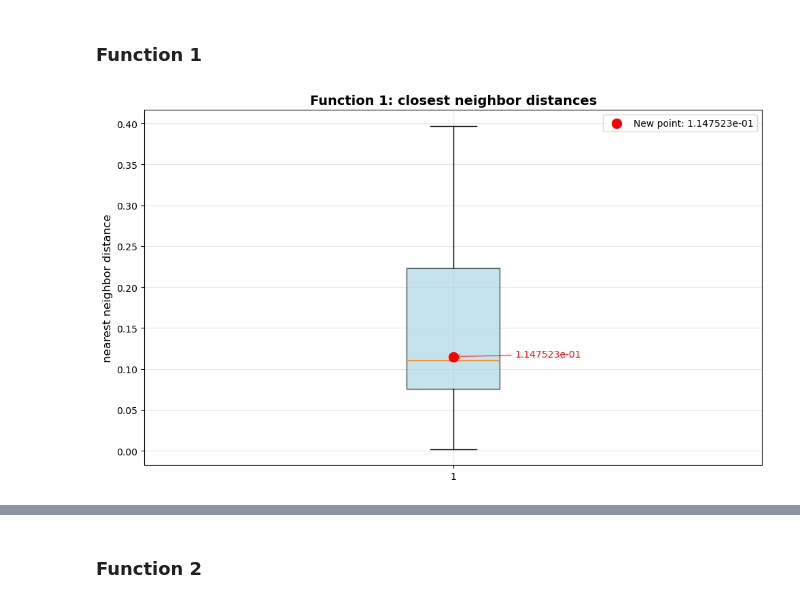
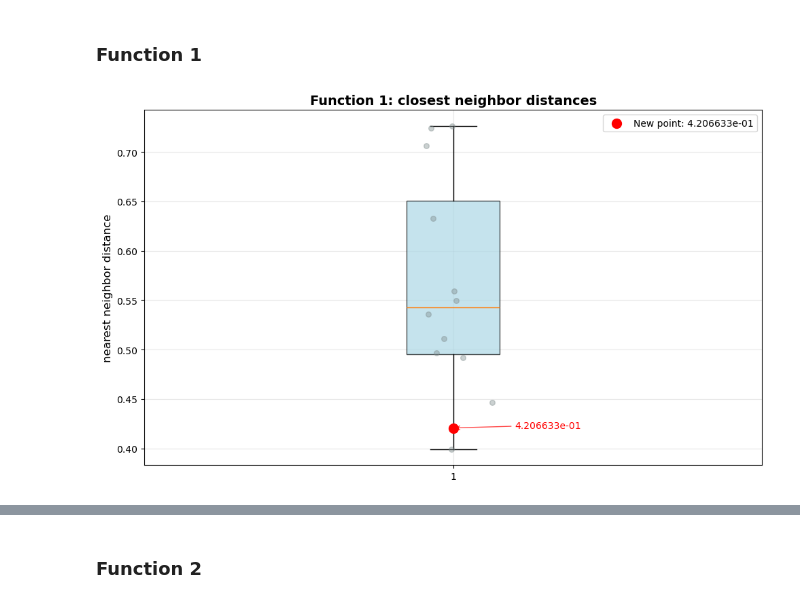
Before and after one commit to Kelly-A-W/Imperial-AI-and-ML-Course-Capstone-Project, a Jupyter notebook: capstone_assignment_15.ipynb, the cells around one changed output, grey strips where cells are left out. Saved outputs shown, nothing was run; the diff lists cells and outputs as text; code cells hidden in the pictures.

```diff
--- a/capstone_assignment_15.ipynb
+++ b/capstone_assignment_15.ipynb
@@ -271,15 +277,16 @@ def create_lhs_grid(n_samples, n_dimensions, seed=42):
 # %% [markdown]
 ### Function 1
 # %%
-x1_distances = find_closest_neighbor_distances(np.array(x_1))
-new_x1_distance = find_min_distance_to_array(x_new[0], np.array(x_1))
+x1_distances = find_median_neighbor_distances(np.array(x_1))
+new_x1_distance = find_median_distance_to_array(x_new[0], np.array(x_1))
 plot_boxplot_with_new_point(
     x1_distances,
-    new_x1_distance[0],
+    new_x1_distance,
     'Function 1: closest neighbor distances',
-    'nearest neighbor distance')
+    'nearest neighbor distance',
+    overlay=True)
 # %% [output]
-[figure, old version]
+[figure, new version]
 # %%
 
 plot_boxplot_with_new_point(
```
Also changed, not shown: parts of 17 cells of this notebook.
